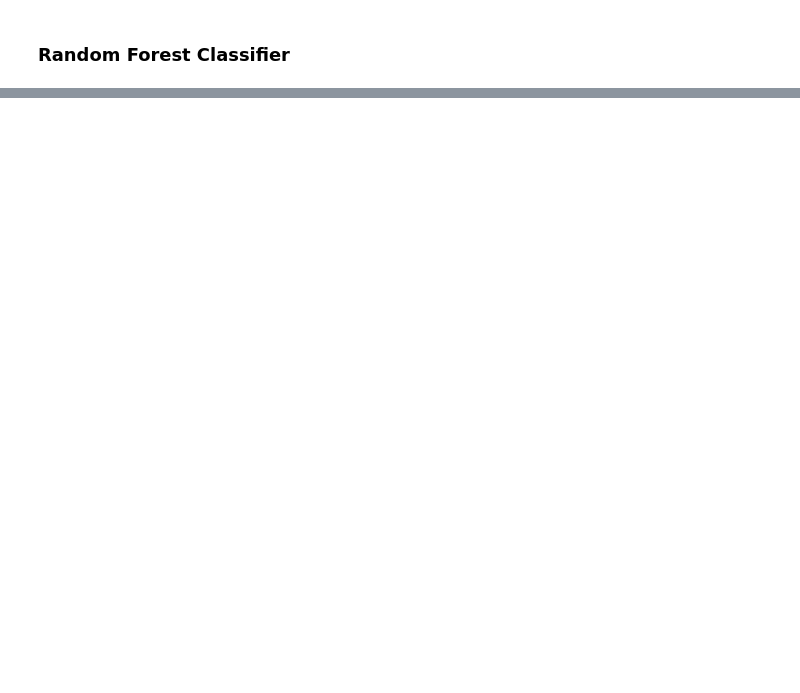
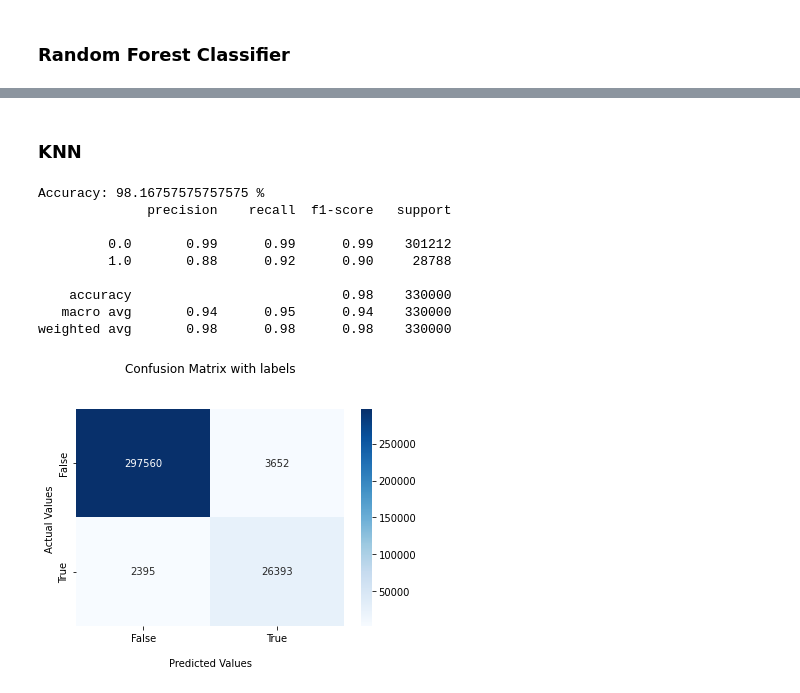
Before and after one commit to nikunjbhalla/cc_fraud, a Jupyter notebook: CC Fraud Detection.ipynb, the cells around one changed output, grey strips where cells are left out. Cells and saved outputs as stored; diff of their text form; code cells hidden in the pictures; blank space fills up the shorter version.

```diff
--- a/CC Fraud Detection.ipynb
+++ b/CC Fraud Detection.ipynb
@@ -241,0 +281,25 @@ Accuracy: 97.9695 %
+# %% [markdown]
+### KNN
+# %%
+from sklearn.neighbors import KNeighborsClassifier
+
+knn_clf = KNeighborsClassifier(n_neighbors=7)
+
+knn_model = knn_clf.fit(X_train, y_train)
+
+y_pred = knn_model.predict(X_test)
+model_evaluation(y_test, y_pred)
+
+# Calculate the accuracy of the model
+# print(knn.score(X_test, y_test))
+# %% [output]
+Accuracy: 98.16757575757575 %
+              precision    recall  f1-score   support
+
+         0.0       0.99      0.99      0.99    301212
+         1.0       0.88      0.92      0.90     28788
+
+    accuracy                           0.98    330000
+   macro avg       0.94      0.95      0.94    330000
+weighted avg       0.98      0.98      0.98    330000
+[figure, added]
```
Also changed, not shown: parts of 4 cells of this notebook.
